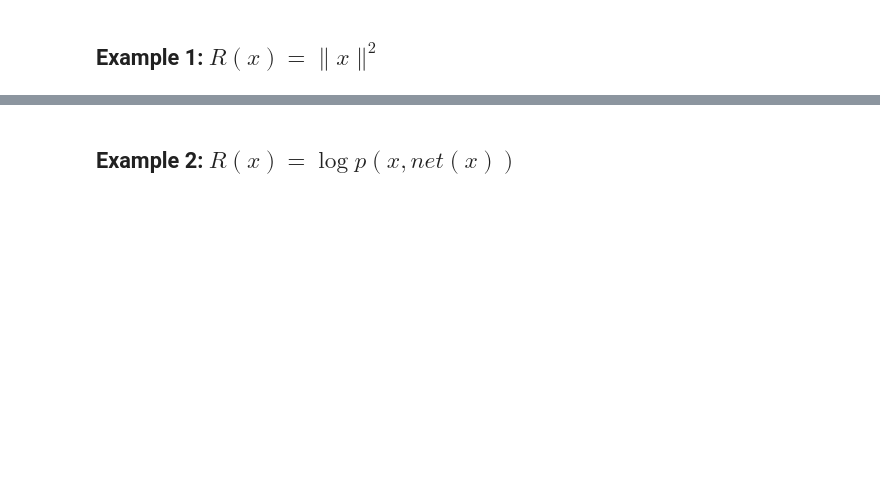
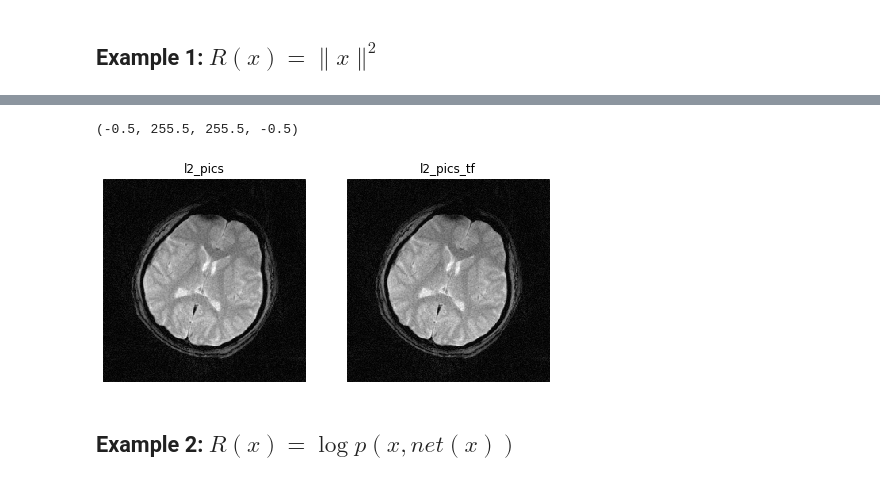
Before and after one commit to uecker/mri_test, a Jupyter notebook: ismrm2021/bart_tf/bart_tf.ipynb, the cells around one changed output, grey strips where cells are left out. Cells and saved outputs as stored; diff of their text form; code cells hidden in the pictures; blank space fills up the shorter version.

```diff
--- a/ismrm2021/bart_tf/bart_tf.ipynb
+++ b/ismrm2021/bart_tf/bart_tf.ipynb
@@ -160,14 +272,19 @@ bart pics -l2 0.01 -e -t traj_256_c ksp_256_c coilsen_esp l2_pics
 # %%
 from utils import *
 import matplotlib.pyplot as plt
 fig, axis = plt.subplots(figsize=(8,4), ncols=2)
 l2_pics = readcfl("l2_pics")
 l2_pics_tf = readcfl("l2_pics_tf")
 
 axis[0].imshow(abs(l2_pics), cmap='gray', interpolation='None')
 axis[1].imshow(abs(l2_pics_tf), cmap='gray', interpolation='None')
+axis[0].set_title("l2_pics")
+axis[1].set_title("l2_pics_tf")
 axis[0].axis('off')
 axis[1].axis('off')
+# %% [output]
+(-0.5, 255.5, 255.5, -0.5)
+[figure, added]
 # %% [markdown]
 ## Example 2: $R(x)=\log p(x, net(x))$
 # %%
```
Also changed, not shown: parts of 14 cells of this notebook.
